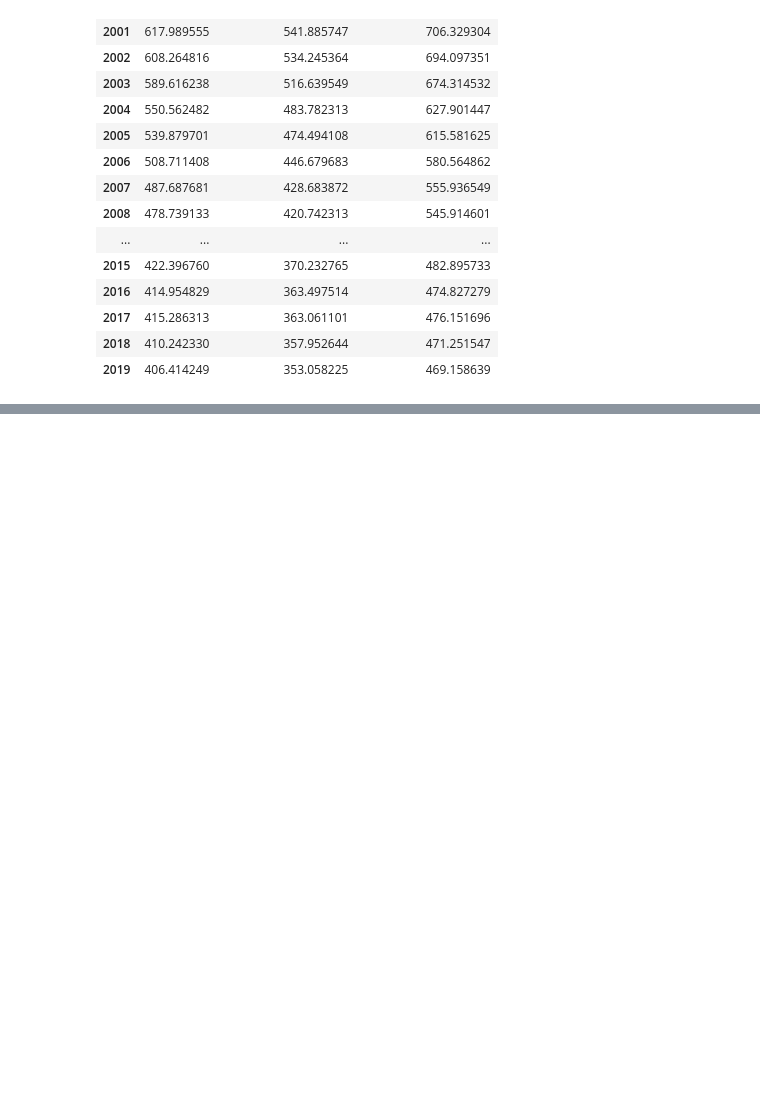
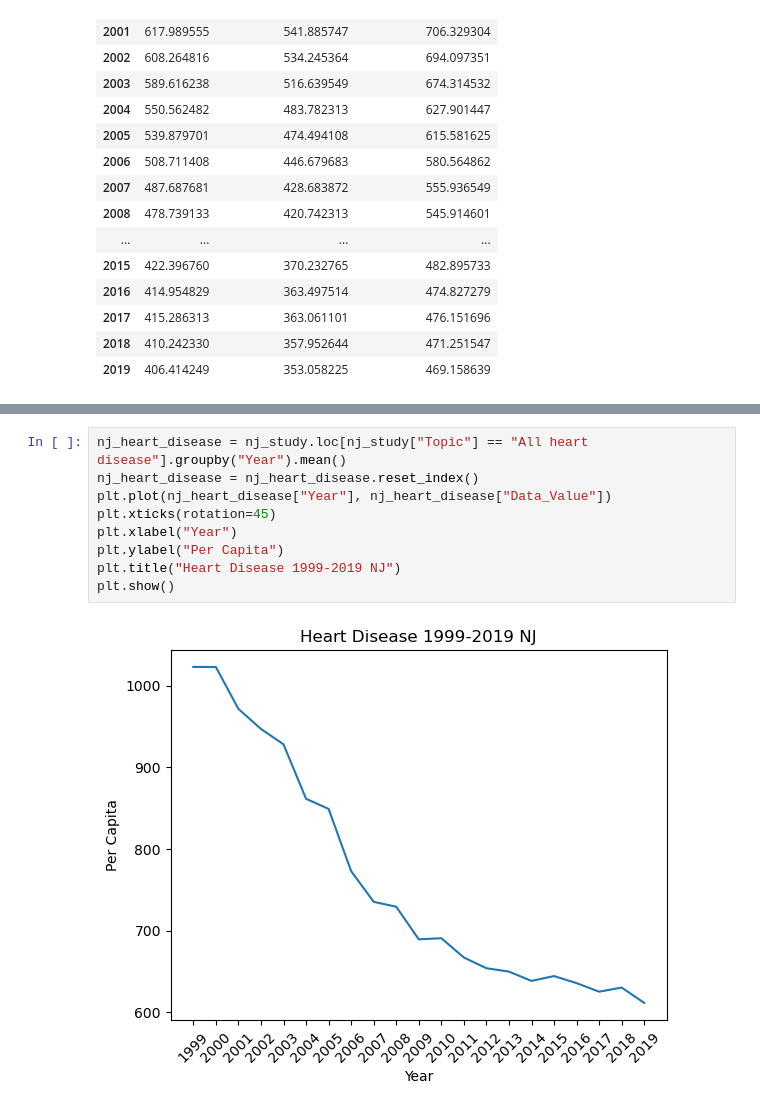
Before and after one commit to sean-guzman/Project1, a Jupyter notebook: main.ipynb, the cells around one changed output, grey strips where cells are left out. Saved outputs shown, nothing was run; the diff lists cells and outputs as text; blank space fills up the shorter version.

```diff
--- a/main.ipynb
+++ b/main.ipynb
@@ -117,0 +165,11 @@ heart_study_year
+# %%
+nj_heart_disease = nj_study.loc[nj_study["Topic"] == "All heart disease"].groupby("Year").mean()
+nj_heart_disease = nj_heart_disease.reset_index()
+plt.plot(nj_heart_disease["Year"], nj_heart_disease["Data_Value"])
+plt.xticks(rotation=45)
+plt.xlabel("Year")
+plt.ylabel("Per Capita")
+plt.title("Heart Disease 1999-2019 NJ")
+plt.show()
+# %% [output]
+[figure, added]
```
Also changed, not shown: parts of 15 cells of this notebook.
